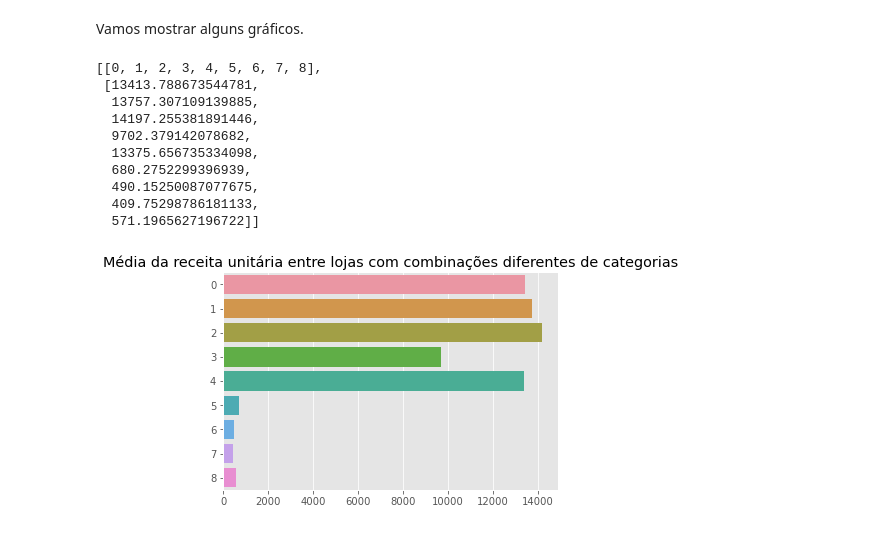
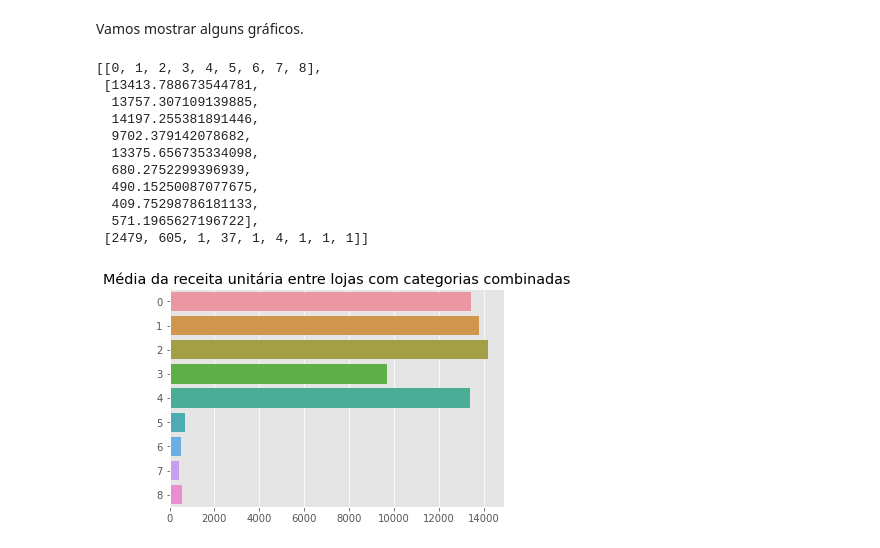
Before and after one commit to MetlHedd/cm-bigdata, a Jupyter notebook: Notebook-fla.ipynb, the cells around one changed output. Saved outputs shown, nothing was run; the diff lists cells and outputs as text; code cells hidden in the pictures.

Commit message:
Add some graphs

```diff
--- a/Notebook-fla.ipynb
+++ b/Notebook-fla.ipynb
@@ -201,12 +201,13 @@ for label in receita_lojas_cats:
 # %% [markdown]
 Vamos mostrar alguns gráficos.
 # %%
-receita_cats = [[], []]
+receita_cats = [[], [], []]
 
 i = 0
 for label in receita_lojas_cats:
     receita_cats[0].append(i)
     receita_cats[1].append(np.mean(receita_lojas_cats[label]["rec_un"]))
+    receita_cats[2].append(len(receita_lojas_cats[label]["lojas"]))
 
     i = i + 1
 # %%
@@ -221,10 +222,11 @@ receita_cats
   680.2752299396939,
   490.15250087077675,
   409.75298786181133,
-  571.1965627196722]]
+  571.1965627196722],
+ [2479, 605, 1, 37, 1, 4, 1, 1, 1]]
 # %%
 sns.barplot(y = receita_cats[0], x = receita_cats[1], orient = "h")
-plt.title("Média da receita unitária entre lojas com combinações diferentes de categorias")
+plt.title("Média da receita unitária entre lojas com categorias combinadas")
 plt.show()
 # %% [output]
-[figure, old version]
+[figure, new version]
```
Also changed, not shown: parts of 10 cells of this notebook.
